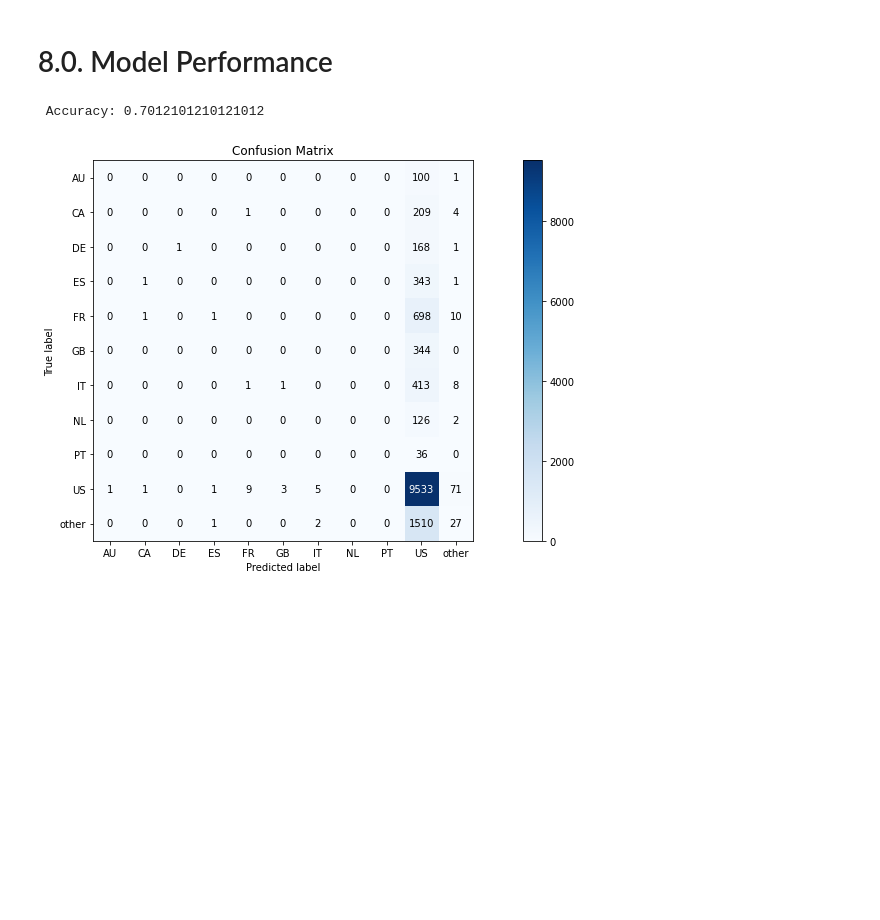
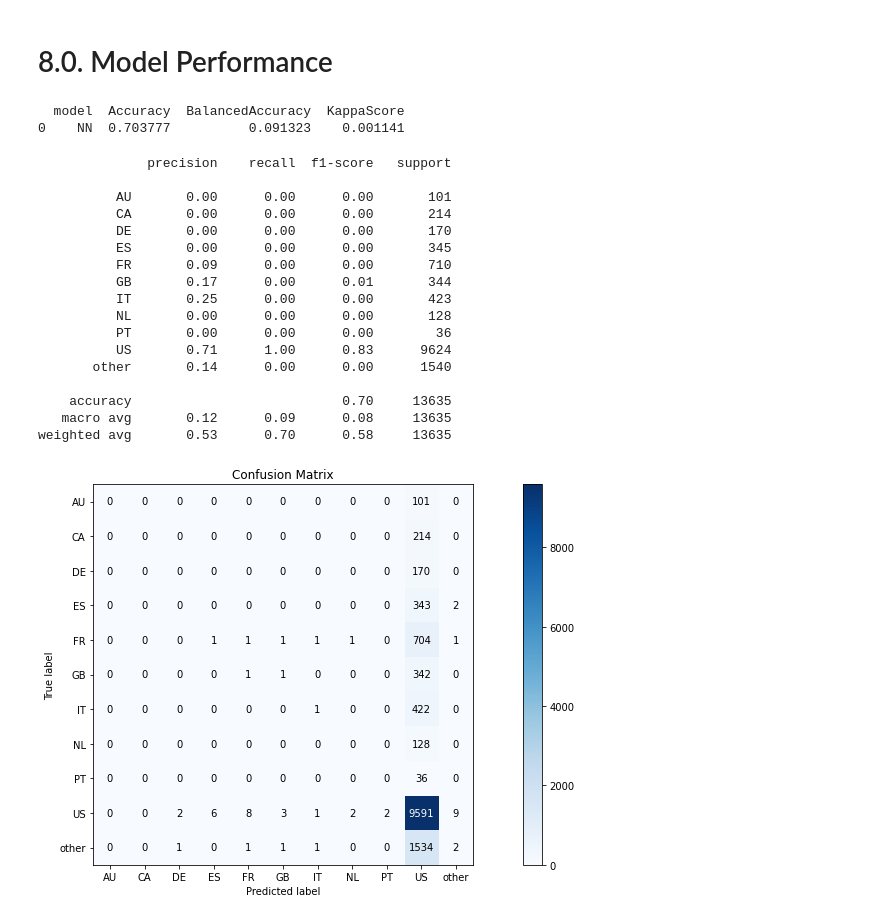
Before and after one commit to Marcoslsl/airbnb_prediction, a Jupyter notebook: AirBnB_Prediction.ipynb, the cells around one changed output. Drawn from its saved outputs; the diff is of its cells as text; code cells hidden in the pictures; blank space fills up the shorter version.

Commit message:
baseline model

```diff
--- a/AirBnB_Prediction.ipynb
+++ b/AirBnB_Prediction.ipynb
@@ -301,11 +342,36 @@ yhat_nn =  on.inverse_transform( pred_nn )
 y_val_nn = y_val.to_numpy()
 yhat_nn = yhat_nn.reshape( 1,-1 )[0]
 # %%
-# accuracy
-print(f' Accuracy: {accuracy_score( y_val_nn, yhat_nn )} ')
+# balanced accuracy, accuracy, kappa score
+dic = {
+    'model': 'NN',
+    'Accuracy': accuracy_score( y_val_nn, yhat_nn ),
+    'BalancedAccuracy': balanced_accuracy_score( y_val_nn, yhat_nn ),
+    'KappaScore': cohen_kappa_score( y_val_nn, yhat_nn )
+}
+print( pd.DataFrame( dic, index=[0] ) )
+print( classification_report( y_val_nn, yhat_nn ) )
 
 # confusion matrix
 plot_confusion_matrix(y_val_nn, yhat_nn, figsize=(18,7) );
 # %% [output]
- Accuracy: 0.7012101210121012
+  model  Accuracy  BalancedAccuracy  KappaScore
+0    NN  0.703777          0.091323    0.001141
+              precision    recall  f1-score   support
+
+          AU       0.00      0.00      0.00       101
+          CA       0.00      0.00      0.00       214
+          DE       0.00      0.00      0.00       170
+          ES       0.00      0.00      0.00       345
+          FR       0.09      0.00      0.00       710
+          GB       0.17      0.00      0.01       344
+          IT       0.25      0.00      0.00       423
+          NL       0.00      0.00      0.00       128
+          PT       0.00      0.00      0.00        36
+          US       0.71      1.00      0.83      9624
+       other       0.14      0.00      0.00      1540
+
+    accuracy                           0.70     13635
+   macro avg       0.12      0.09      0.08     13635
+weighted avg       0.53      0.70      0.58     13635
-[figure, old version]
+[figure, new version]
```
Also changed, not shown: parts of 11 cells of this notebook, 1 other file.
